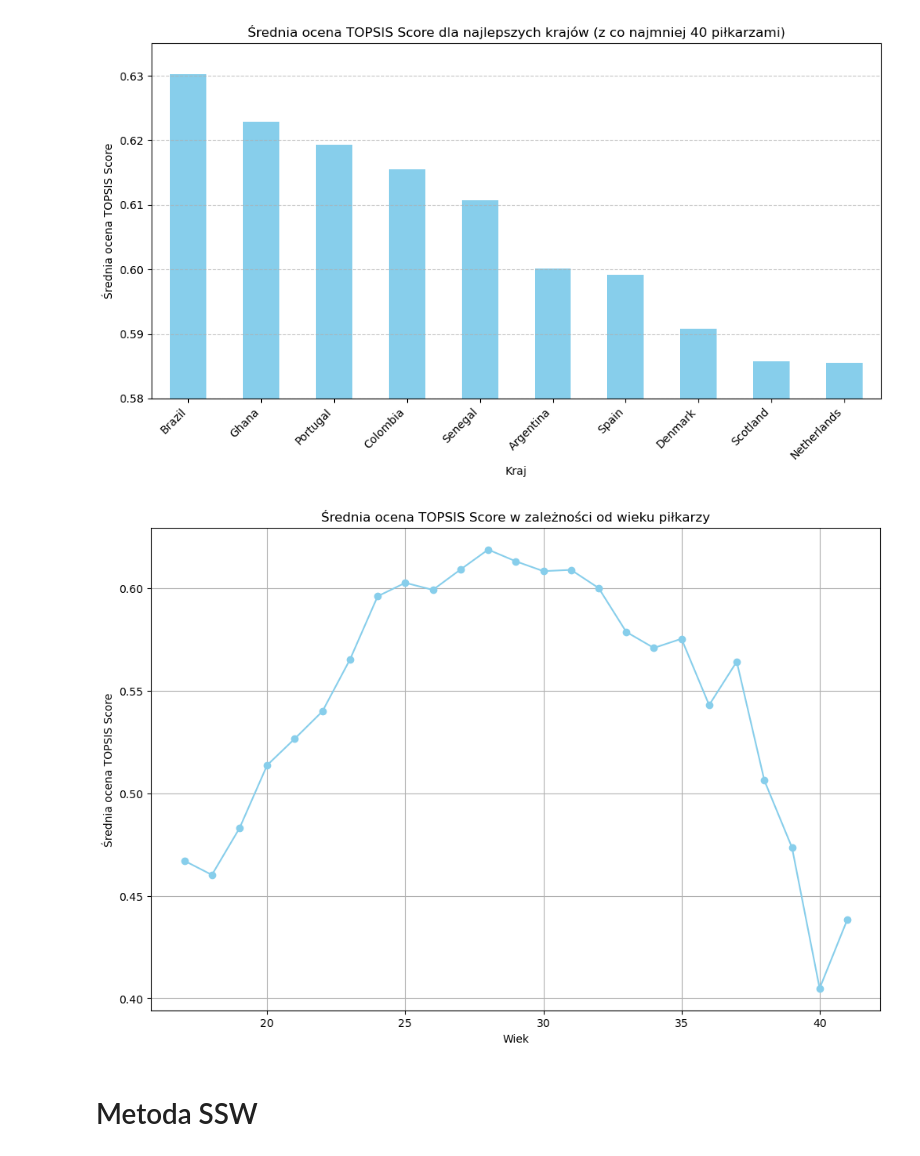
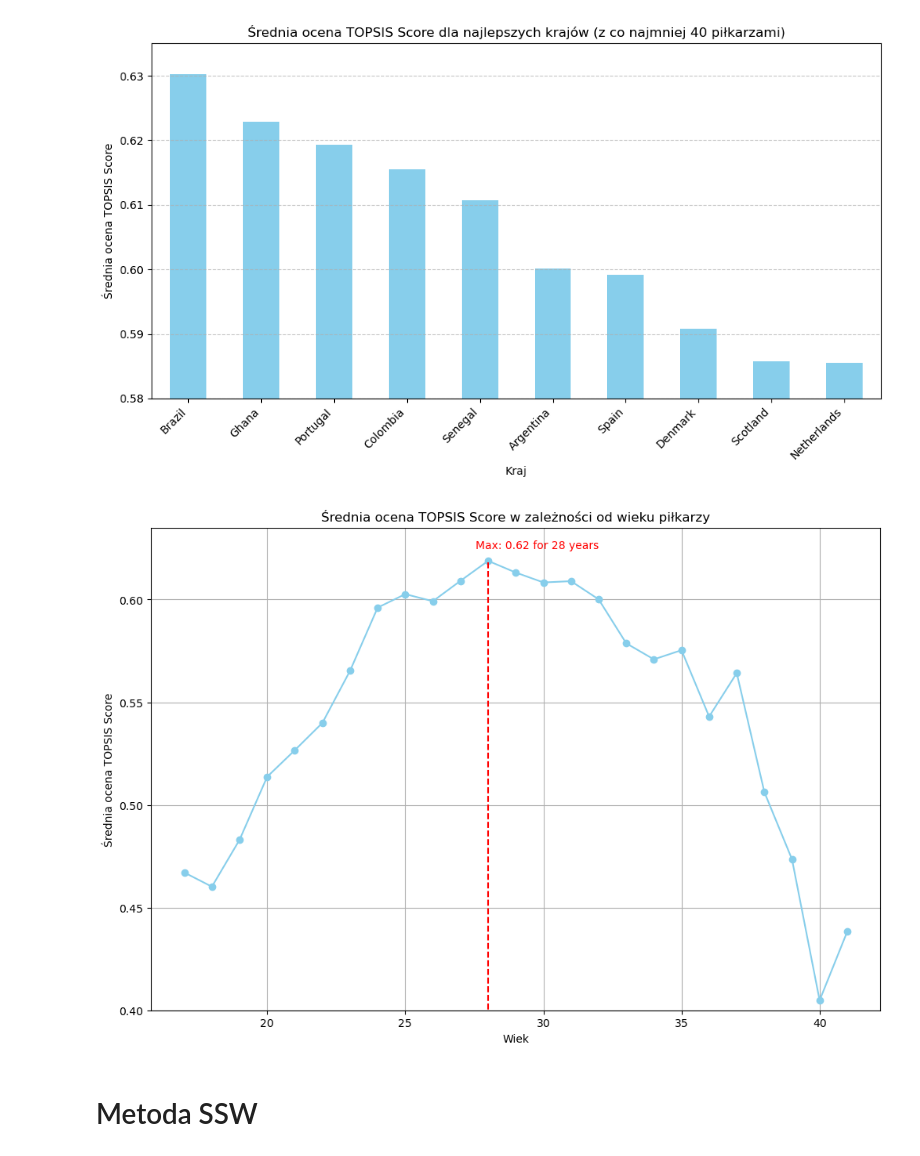
Before and after one commit to izabelakolodziejska/Fifa_players_analysis, a Jupyter notebook: fifa_analysys.ipynb, the cells around one changed output. Saved outputs shown, nothing was run; the diff lists cells and outputs as text; code cells hidden in the pictures.

Commit message:
Added indicators showing the best height and age of the player to SSW plots

```diff
--- a/fifa_analysys.ipynb
+++ b/fifa_analysys.ipynb
@@ -446,22 +446,22 @@ plt.show()
 # %%
 #tutaj nie mam pojęcia czemu wykres wychodzi na odwrót, age_destimulant to odleglosc od idealnego wieku (28) i jest oznaczona jako impact '-' czyli im mniej tym lepiej
 #ale i tak ten wykres ma być do wywalenia
 average_scores_by_age = sorted_data.groupby('age')['TOPSIS Score'].mean()
 
 plt.figure(figsize=(12, 8))
 plt.plot(average_scores_by_age.index, average_scores_by_age.values, marker='o', linestyle='-', color='skyblue')
 max_score = average_scores_by_age.max()
 max_age = average_scores_by_age.idxmax()
-plt.vlines(x=max_height, ymin=0.35, ymax=max_score, color='r', linestyle='--', label=f'Max: {max_score:.2f}')
-plt.text(max_height+4, max_score+0.005, f'Max: {max_score:.2f} for {max_height:.0f}cm', va='bottom', ha='right', color='r')
-
+plt.vlines(x=max_age, ymin=0.35, ymax=max_score, color='r', linestyle='--', label=f'Max: {max_score:.2f}')
+plt.text(max_age+4, max_score+0.005, f'Max: {max_score:.2f} for {max_age:.0f} years', va='bottom', ha='right', color='r')
+plt.ylim(0.4, 0.635)
 plt.xlabel('Wiek')
 plt.ylabel('Średnia ocena TOPSIS Score')
 plt.title('Średnia ocena TOPSIS Score w zależności od wieku piłkarzy')
 plt.grid(True)
 plt.show()
 # %% [output]
-[figure, old version]
+[figure, new version]
 # %% [markdown]
 # Metoda SSW
 # %% [markdown]
```
Also changed, not shown: parts of 2 cells of this notebook.
